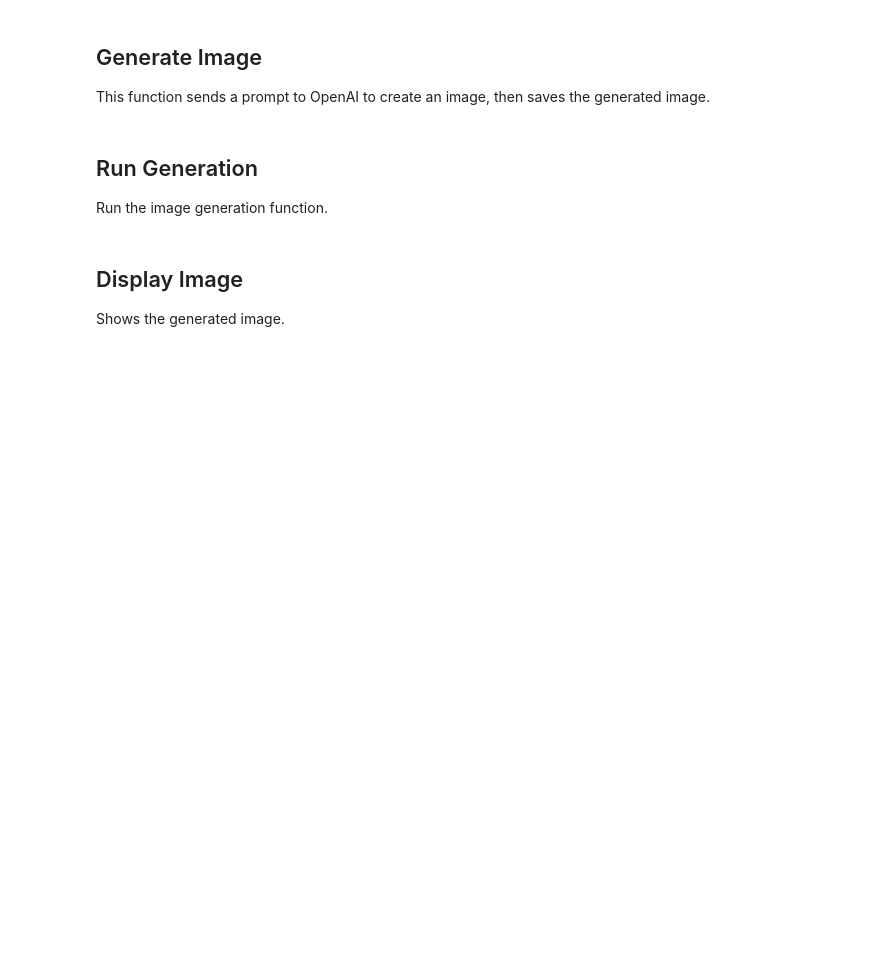
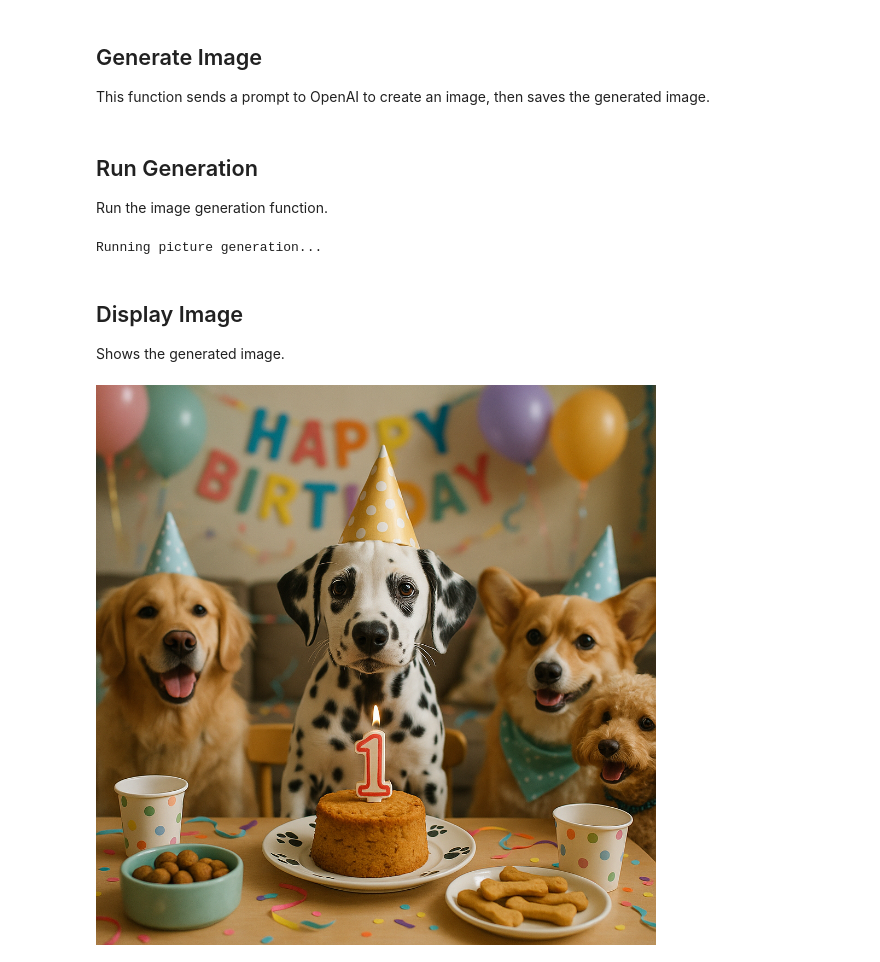
Before and after one commit to DAVIDNYARKO123/ace_demo_1, a Jupyter notebook: main_openai_demo.ipynb, the cells around one changed output. Drawn from its saved outputs; the diff is of its cells as text; code cells hidden in the pictures; blank space fills up the shorter version.

```diff
--- a/main_openai_demo.ipynb
+++ b/main_openai_demo.ipynb
@@ -52,36 +52,42 @@ The image should be in {IMAGE_FORMAT} format and should be no larger than {IMAGE
 This function sends a prompt to OpenAI to create an image, then saves the generated image.
 # %%
 def openai_generate_image():
-    prompt = PROMPT
-    filename = f"{FOCUS}_{IMAGE_SIZE}.{IMAGE_FORMAT.lower()}"
+    filename = f"{FOCUS}_{IMAGE_STYLE}.{IMAGE_FORMAT.lower()}"
     img_path = os.path.join(OUTPUT_DIR, filename)
 
-    response = client.images.generate(
-        model=OPENAI_MODEL,
-        prompt=prompt,
-        size=IMAGE_SIZE
+    response = client.responses.create(
+    model="gpt-5",
+    input=PROMPT,
+    tools=[{"type": "image_generation"}],
     )
 
-    image_base64 = response.data[0].b64_json
-    image_bytes = base64.b64decode(image_base64)
+    image_data = [
+        output.result
+        for output in response.output
+        if output.type == "image_generation_call"
+    ]
 
-    with open(img_path, "wb") as f:
-        f.write(image_bytes)
+    if image_data:
+        image_base64 = image_data[0]
+        with open(img_path, "wb") as f:
+            f.write(base64.b64decode(image_base64))
 
-    print(f"Saved image to {img_path}")
-
-    return image_bytes
+    return img_path
 # %% [markdown]
 ## Run Generation
 
 Run the image generation function.
 # %%
 print("Running picture generation...")
-image_bytes = openai_generate_image()
+img_path = openai_generate_image()
+# %% [output]
+Running picture generation...
 # %% [markdown]
 ## Display Image
 
 Shows the generated image.
 # %%
-image = Image.open(BytesIO(image_bytes))
-display(image)
+image = Image.open(img_path)
+image
+# %% [output]
+[figure, added]
```
Also changed, not shown: parts of 3 cells of this notebook, 1 other file.
